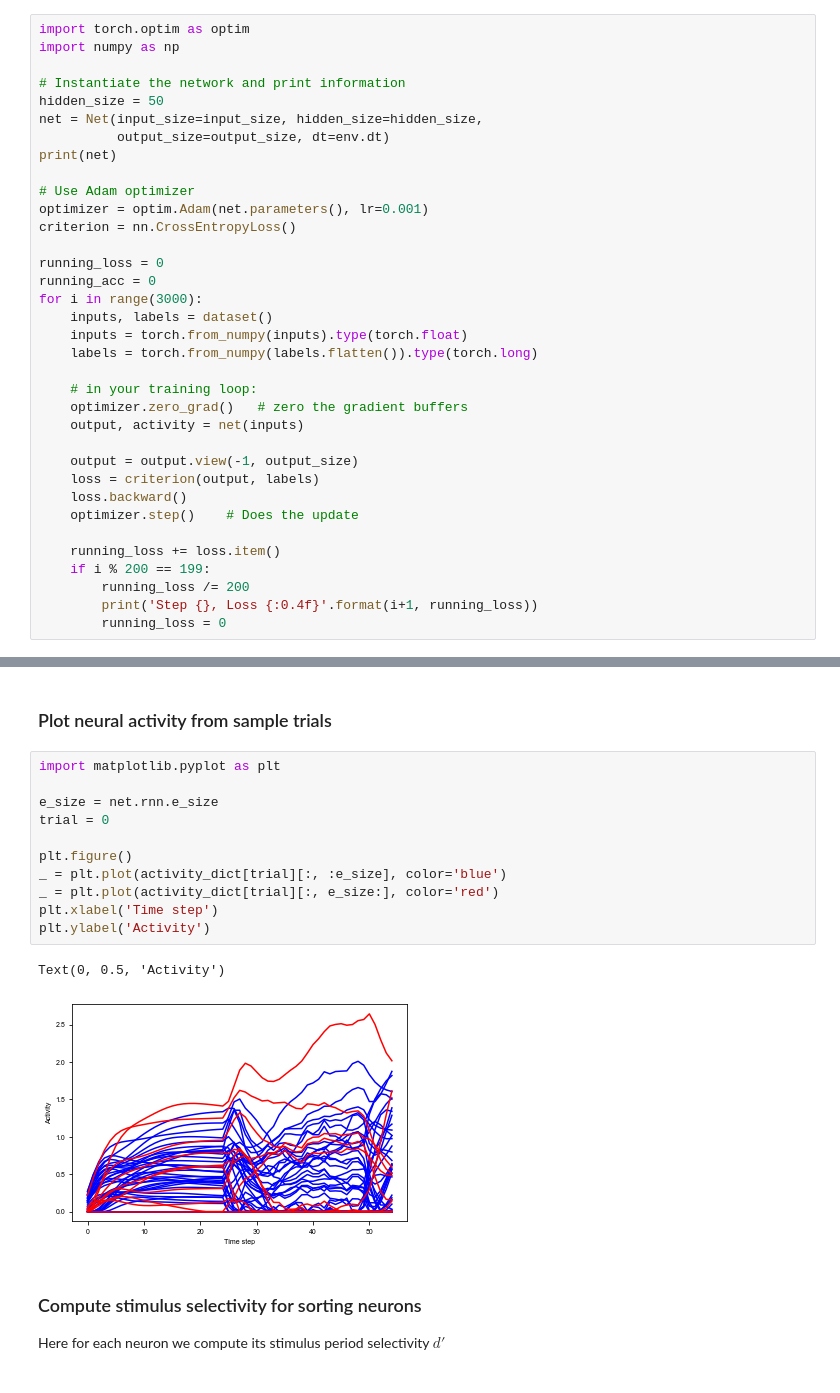
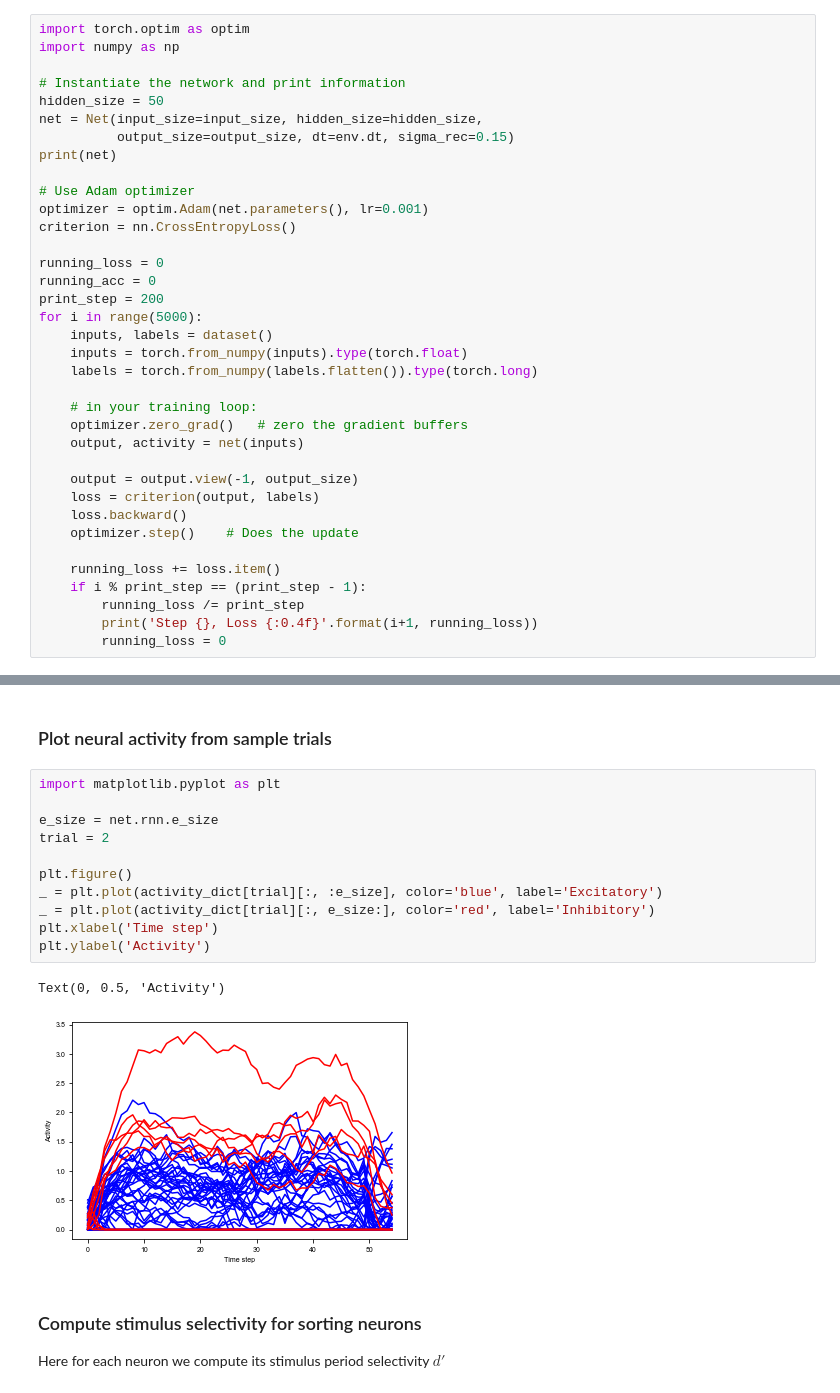
Before and after one commit to gyyang/nn-brain, a Jupyter notebook: EI_RNN.ipynb, the cells around one changed output, grey strips where cells are left out. Cells and saved outputs as stored; diff of their text form.

```diff
--- a/EI_RNN.ipynb
+++ b/EI_RNN.ipynb
@@ -210,7 +222,7 @@ import numpy as np
 # Instantiate the network and print information
 hidden_size = 50
 net = Net(input_size=input_size, hidden_size=hidden_size,
-          output_size=output_size, dt=env.dt)
+          output_size=output_size, dt=env.dt, sigma_rec=0.15)
 print(net)
 
 # Use Adam optimizer
@@ -219,7 +231,8 @@ criterion = nn.CrossEntropyLoss()
 
 running_loss = 0
 running_acc = 0
-for i in range(3000):
+print_step = 200
+for i in range(5000):
     inputs, labels = dataset()
     inputs = torch.from_numpy(inputs).type(torch.float)
     labels = torch.from_numpy(labels.flatten()).type(torch.long)
@@ -234,8 +247,8 @@ for i in range(3000):
     optimizer.step()    # Does the update
 
     running_loss += loss.item()
-    if i % 200 == 199:
-        running_loss /= 200
+    if i % print_step == (print_step - 1):
+        running_loss /= print_step
         print('Step {}, Loss {:0.4f}'.format(i+1, running_loss))
         running_loss = 0
 # %% [output]
@@ -300,17 +313,17 @@ Average performance 0.85
 # %%
 import matplotlib.pyplot as plt
 
 e_size = net.rnn.e_size
-trial = 0
+trial = 2
 
 plt.figure()
-_ = plt.plot(activity_dict[trial][:, :e_size], color='blue')
-_ = plt.plot(activity_dict[trial][:, e_size:], color='red')
+_ = plt.plot(activity_dict[trial][:, :e_size], color='blue', label='Excitatory')
+_ = plt.plot(activity_dict[trial][:, e_size:], color='red', label='Inhibitory')
 plt.xlabel('Time step')
 plt.ylabel('Activity')
 # %% [output]
 Text(0, 0.5, 'Activity')
-[figure, old version]
+[figure, new version]
 # %% [markdown]
 ### Compute stimulus selectivity for sorting neurons
 
```
Also changed, not shown: parts of 6 cells of this notebook.
